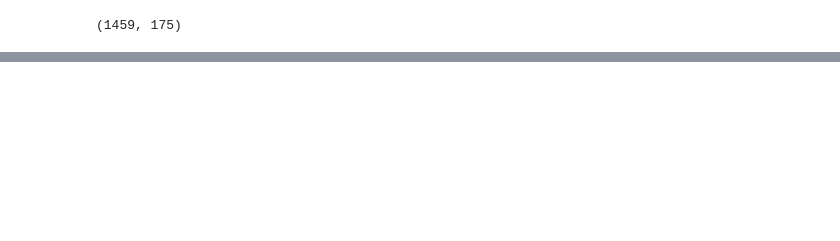
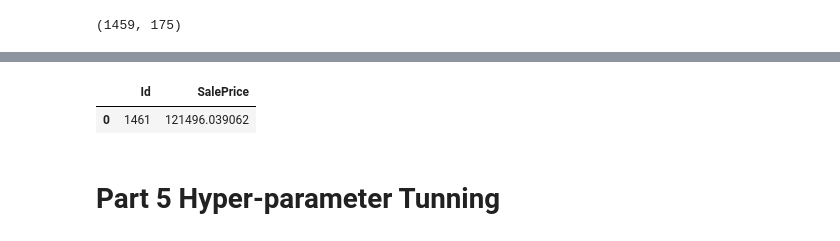
Before and after one commit to kamalchapagain/Kaggle_competition_solutions, a Jupyter notebook: Kaagle_HousePricePrediction.ipynb, the cells around one changed output, grey strips where cells are left out. Drawn from its saved outputs; the diff is of its cells as text; code cells hidden in the pictures; blank space fills up the shorter version.

```diff
--- a/Kaagle_HousePricePrediction.ipynb
+++ b/Kaagle_HousePricePrediction.ipynb
@@ -54,6 +67,6 @@ LotFrontage, Alley, FireplaceQu, and PoolQC constains several NaNs
 # %%
-# #Displaying the columns having only NaNs
-# #train_df.isnull().sum()
-# null_columns=train_df.columns[train_df.isnull().any()]
-# #null_columns
-# train_df[null_columns].isnull().sum()
+#Displaying the columns having only NaNs
+#train_df.isnull().sum()
+null_columns=train_df.columns[train_df.isnull().any()]
+#null_columns
+train_df[null_columns].isnull().sum()
@@ -253,10 +304,10 @@ len(multicol)
 # for i, t in enumerate(multcolumns):
 #   print(t)
 # %%
-def category_onehot_multcols(multcolumns):
+def category_onehot_multcols(multicol):
     df_final=final_df
     i=0
-    for fields in multcolumns:
+    for fields in multicol:
 
         #print(fields)
         df1=pd.get_dummies(final_df[fields],drop_first=True)
@@ -274,6 +325,6 @@ def category_onehot_multcols(multcolumns):
 
     return df_final
 # %%
-df_final=category_onehot_multcols(multcolumns)
+df_final=category_onehot_multcols(multicol)
 df_final.shape
 # %% [output]
@@ -354,0 +396,10 @@ pickle.dump(classifier, open(filename, 'wb') )
+# %%
+##Create Sample Submission for the Kaggle,
+pred=pd.DataFrame(y_pred)
+datasets=pd.concat([sample_submission_df['Id'],pred], axis=1)
+datasets.columns=['Id', 'SalePrice']
+#datasets.to_csv('sample_submission.csv',index=False)
+datasets.head(1)
+# %% [output]
+|  | Id | SalePrice |
+| 0 | 1461 | 121496.039062 |
@@ -354,0 +408,2 @@ pickle.dump(classifier, open(filename, 'wb') )
+# %% [markdown]
+# Part 5 Hyper-parameter Tunning
```
Also changed, not shown: parts of 48 cells of this notebook.
